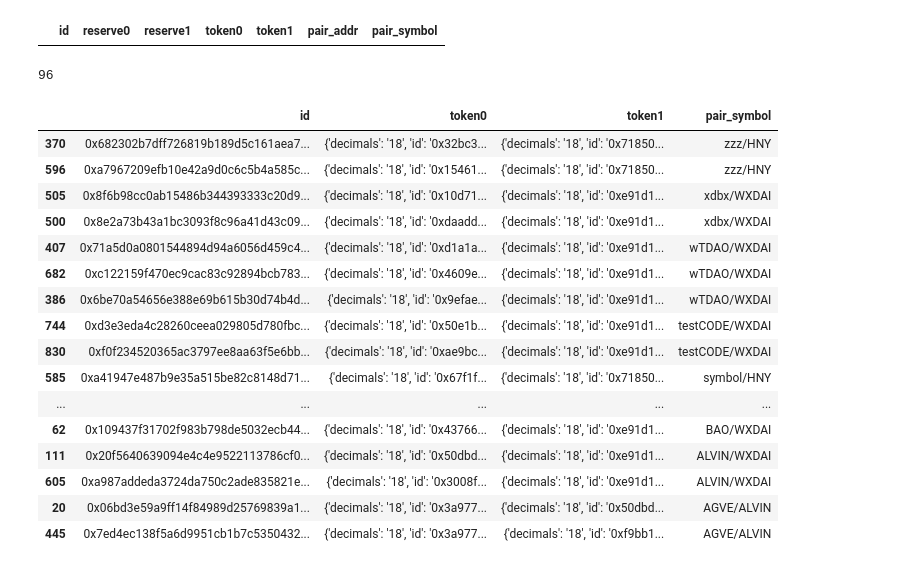
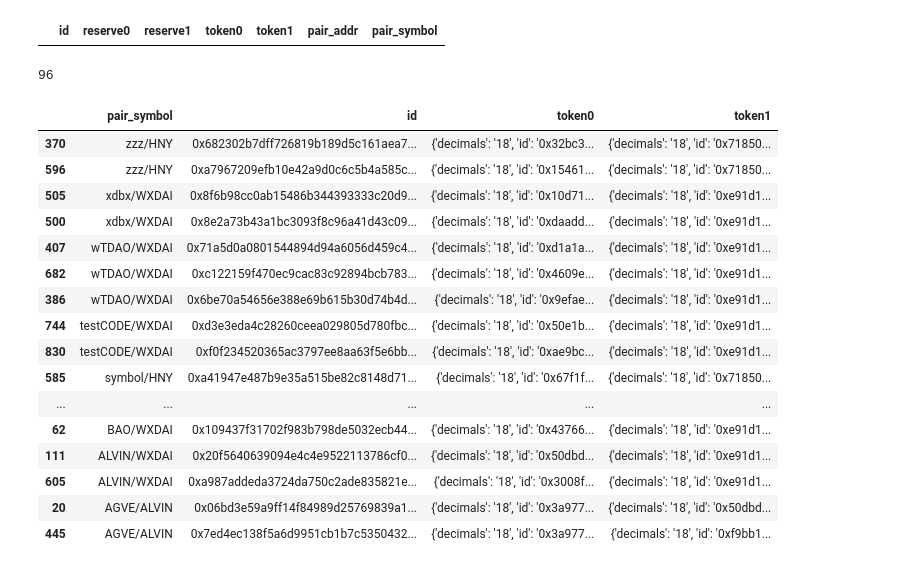
Before and after one commit to cheekybastard/honey, a Jupyter notebook: duplicate_symbols_honeyswap.ipynb, the cells around one changed output. Cells and saved outputs as stored; diff of their text form; code cells hidden in the pictures.

```diff
--- a/duplicate_symbols_honeyswap.ipynb
+++ b/duplicate_symbols_honeyswap.ipynb
@@ -53,23 +53,23 @@ df[df.duplicated(['pair_addr'], keep=False)]
 # %%
 df_dup = df[df.duplicated(['pair_symbol'], keep=False)]
 print(len(df_dup))
-df_dup[['id', 'token0', 'token1', 'pair_symbol']].sort_values('pair_symbol',  ascending=False)
+df_dup[['pair_symbol', 'id', 'token0', 'token1']].sort_values('pair_symbol',  ascending=False)
 # %% [output]
 96
-|  | id | token0 | token1 | pair_symbol |
-| 370 | 0x682302b7dff726819b189d5c161aea7... | {'decimals': '18', 'id': '0x32bc3... | {'decimals': '18', 'id': '0x71850... | zzz/HNY |
-| 596 | 0xa7967209efb10e42a9d0c6c5b4a585c... | {'decimals': '18', 'id': '0x15461... | {'decimals': '18', 'id': '0x71850... | zzz/HNY |
-| 505 | 0x8f6b98cc0ab15486b344393333c20d9... | {'decimals': '18', 'id': '0x10d71... | {'decimals': '18', 'id': '0xe91d1... | xdbx/WXDAI |
-| 500 | 0x8e2a73b43a1bc3093f8c96a41d43c09... | {'decimals': '18', 'id': '0xdaadd... | {'decimals': '18', 'id': '0xe91d1... | xdbx/WXDAI |
-| 407 | 0x71a5d0a0801544894d94a6056d459c4... | {'decimals': '18', 'id': '0xd1a1a... | {'decimals': '18', 'id': '0xe91d1... | wTDAO/WXDAI |
-| 682 | 0xc122159f470ec9cac83c92894bcb783... | {'decimals': '18', 'id': '0x4609e... | {'decimals': '18', 'id': '0xe91d1... | wTDAO/WXDAI |
-| 386 | 0x6be70a54656e388e69b615b30d74b4d... | {'decimals': '18', 'id': '0x9efae... | {'decimals': '18', 'id': '0xe91d1... | wTDAO/WXDAI |
-| 744 | 0xd3e3eda4c28260ceea029805d780fbc... | {'decimals': '18', 'id': '0x50e1b... | {'decimals': '18', 'id': '0xe91d1... | testCODE/WXDAI |
-| 830 | 0xf0f234520365ac3797ee8aa63f5e6bb... | {'decimals': '18', 'id': '0xae9bc... | {'decimals': '18', 'id': '0xe91d1... | testCODE/WXDAI |
-| 585 | 0xa41947e487b9e35a515be82c8148d71... | {'decimals': '18', 'id': '0x67f1f... | {'decimals': '18', 'id': '0x71850... | symbol/HNY |
+|  | pair_symbol | id | token0 | token1 |
+| 370 | zzz/HNY | 0x682302b7dff726819b189d5c161aea7... | {'decimals': '18', 'id': '0x32bc3... | {'decimals': '18', 'id': '0x71850... |
+| 596 | zzz/HNY | 0xa7967209efb10e42a9d0c6c5b4a585c... | {'decimals': '18', 'id': '0x15461... | {'decimals': '18', 'id': '0x71850... |
+| 505 | xdbx/WXDAI | 0x8f6b98cc0ab15486b344393333c20d9... | {'decimals': '18', 'id': '0x10d71... | {'decimals': '18', 'id': '0xe91d1... |
+| 500 | xdbx/WXDAI | 0x8e2a73b43a1bc3093f8c96a41d43c09... | {'decimals': '18', 'id': '0xdaadd... | {'decimals': '18', 'id': '0xe91d1... |
+| 407 | wTDAO/WXDAI | 0x71a5d0a0801544894d94a6056d459c4... | {'decimals': '18', 'id': '0xd1a1a... | {'decimals': '18', 'id': '0xe91d1... |
+| 682 | wTDAO/WXDAI | 0xc122159f470ec9cac83c92894bcb783... | {'decimals': '18', 'id': '0x4609e... | {'decimals': '18', 'id': '0xe91d1... |
+| 386 | wTDAO/WXDAI | 0x6be70a54656e388e69b615b30d74b4d... | {'decimals': '18', 'id': '0x9efae... | {'decimals': '18', 'id': '0xe91d1... |
+| 744 | testCODE/WXDAI | 0xd3e3eda4c28260ceea029805d780fbc... | {'decimals': '18', 'id': '0x50e1b... | {'decimals': '18', 'id': '0xe91d1... |
+| 830 | testCODE/WXDAI | 0xf0f234520365ac3797ee8aa63f5e6bb... | {'decimals': '18', 'id': '0xae9bc... | {'decimals': '18', 'id': '0xe91d1... |
+| 585 | symbol/HNY | 0xa41947e487b9e35a515be82c8148d71... | {'decimals': '18', 'id': '0x67f1f... | {'decimals': '18', 'id': '0x71850... |
 | ... | ... | ... | ... | ... |
-| 62 | 0x109437f31702f983b798de5032ecb44... | {'decimals': '18', 'id': '0x43766... | {'decimals': '18', 'id': '0xe91d1... | BAO/WXDAI |
-| 111 | 0x20f5640639094e4c4e9522113786cf0... | {'decimals': '18', 'id': '0x50dbd... | {'decimals': '18', 'id': '0xe91d1... | ALVIN/WXDAI |
-| 605 | 0xa987addeda3724da750c2ade835821e... | {'decimals': '18', 'id': '0x3008f... | {'decimals': '18', 'id': '0xe91d1... | ALVIN/WXDAI |
-| 20 | 0x06bd3e59a9ff14f84989d25769839a1... | {'decimals': '18', 'id': '0x3a977... | {'decimals': '18', 'id': '0x50dbd... | AGVE/ALVIN |
-| 445 | 0x7ed4ec138f5a6d9951cb1b7c5350432... | {'decimals': '18', 'id': '0x3a977... | {'decimals': '18', 'id': '0xf9bb1... | AGVE/ALVIN |
+| 62 | BAO/WXDAI | 0x109437f31702f983b798de5032ecb44... | {'decimals': '18', 'id': '0x43766... | {'decimals': '18', 'id': '0xe91d1... |
+| 111 | ALVIN/WXDAI | 0x20f5640639094e4c4e9522113786cf0... | {'decimals': '18', 'id': '0x50dbd... | {'decimals': '18', 'id': '0xe91d1... |
+| 605 | ALVIN/WXDAI | 0xa987addeda3724da750c2ade835821e... | {'decimals': '18', 'id': '0x3008f... | {'decimals': '18', 'id': '0xe91d1... |
+| 20 | AGVE/ALVIN | 0x06bd3e59a9ff14f84989d25769839a1... | {'decimals': '18', 'id': '0x3a977... | {'decimals': '18', 'id': '0x50dbd... |
+| 445 | AGVE/ALVIN | 0x7ed4ec138f5a6d9951cb1b7c5350432... | {'decimals': '18', 'id': '0x3a977... | {'decimals': '18', 'id': '0xf9bb1... |
```
